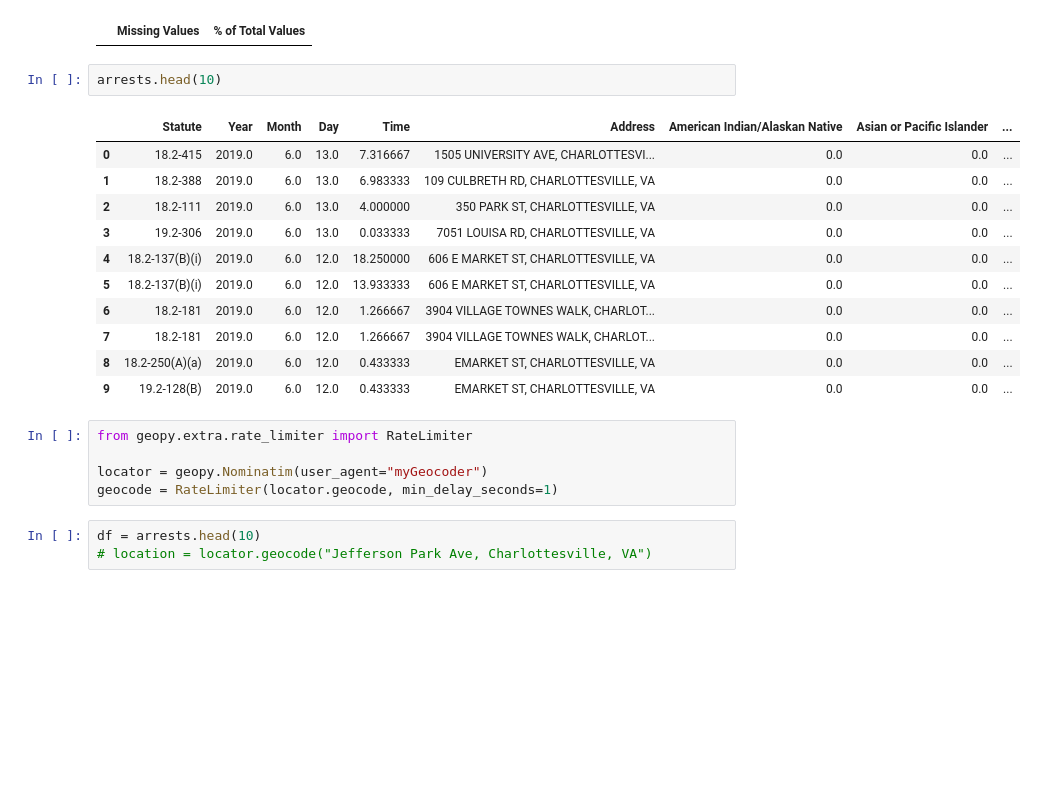
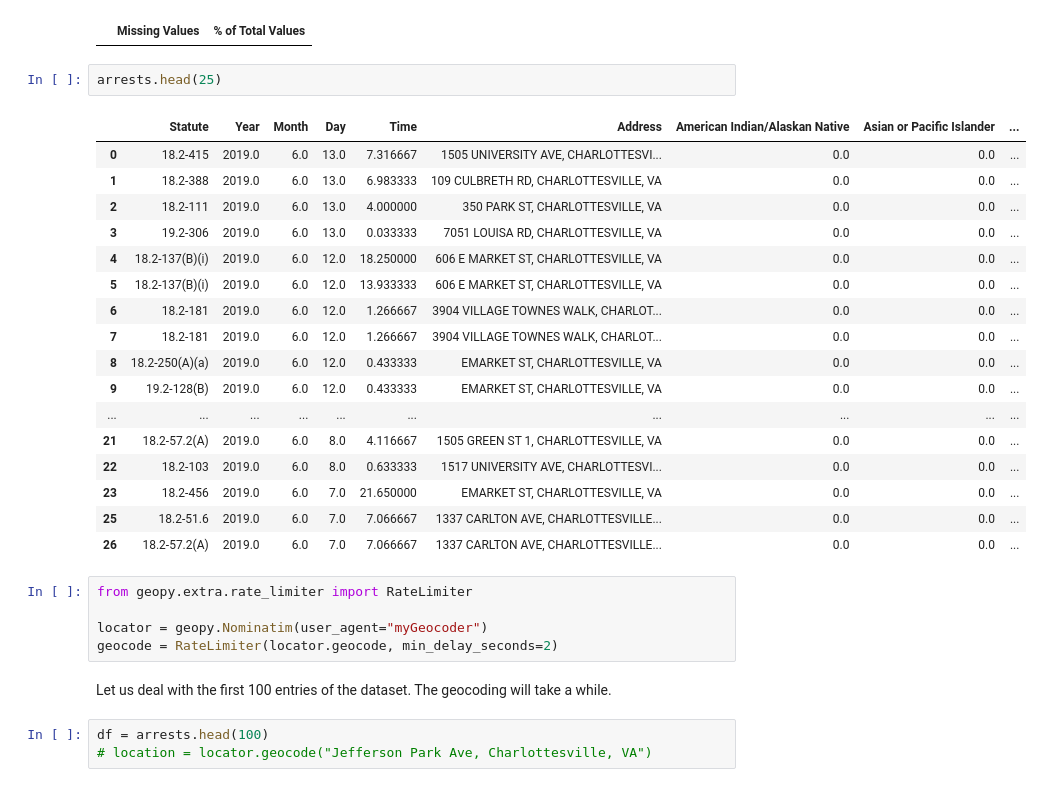
Before and after one commit to auhcheng/cville-crime, a Jupyter notebook: arrests-analysis.ipynb, the cells around one changed output. Drawn from its saved outputs; the diff is of its cells as text; blank space fills up the shorter version.

```diff
--- a/arrests-analysis.ipynb
+++ b/arrests-analysis.ipynb
@@ -201,26 +201,34 @@ There are 14 columns in total.
 There are 0 columns that have missing values.
 |  | Missing Values | % of Total Values |
 # %%
-arrests.head(10)
+arrests.head(25)
 # %% [output]
 |  | Statute | Year | Month | Day | Time | Address | American Indian/Alaskan Native | Asian or Pacific Islander | ... |
 | 0 | 18.2-415 | 2019.0 | 6.0 | 13.0 | 7.316667 | 1505 UNIVERSITY AVE, CHARLOTTESVI... | 0.0 | 0.0 | ... |
 | 1 | 18.2-388 | 2019.0 | 6.0 | 13.0 | 6.983333 | 109 CULBRETH RD, CHARLOTTESVILLE, VA | 0.0 | 0.0 | ... |
 | 2 | 18.2-111 | 2019.0 | 6.0 | 13.0 | 4.000000 | 350 PARK ST, CHARLOTTESVILLE, VA | 0.0 | 0.0 | ... |
 | 3 | 19.2-306 | 2019.0 | 6.0 | 13.0 | 0.033333 | 7051 LOUISA RD, CHARLOTTESVILLE, VA | 0.0 | 0.0 | ... |
 | 4 | 18.2-137(B)(i) | 2019.0 | 6.0 | 12.0 | 18.250000 | 606 E MARKET ST, CHARLOTTESVILLE, VA | 0.0 | 0.0 | ... |
 | 5 | 18.2-137(B)(i) | 2019.0 | 6.0 | 12.0 | 13.933333 | 606 E MARKET ST, CHARLOTTESVILLE, VA | 0.0 | 0.0 | ... |
 | 6 | 18.2-181 | 2019.0 | 6.0 | 12.0 | 1.266667 | 3904 VILLAGE TOWNES WALK, CHARLOT... | 0.0 | 0.0 | ... |
 | 7 | 18.2-181 | 2019.0 | 6.0 | 12.0 | 1.266667 | 3904 VILLAGE TOWNES WALK, CHARLOT... | 0.0 | 0.0 | ... |
 | 8 | 18.2-250(A)(a) | 2019.0 | 6.0 | 12.0 | 0.433333 | EMARKET ST, CHARLOTTESVILLE, VA | 0.0 | 0.0 | ... |
 | 9 | 19.2-128(B) | 2019.0 | 6.0 | 12.0 | 0.433333 | EMARKET ST, CHARLOTTESVILLE, VA | 0.0 | 0.0 | ... |
+| ... | ... | ... | ... | ... | ... | ... | ... | ... | ... |
+| 21 | 18.2-57.2(A) | 2019.0 | 6.0 | 8.0 | 4.116667 | 1505 GREEN ST 1, CHARLOTTESVILLE, VA | 0.0 | 0.0 | ... |
+| 22 | 18.2-103 | 2019.0 | 6.0 | 8.0 | 0.633333 | 1517 UNIVERSITY AVE, CHARLOTTESVI... | 0.0 | 0.0 | ... |
+| 23 | 18.2-456 | 2019.0 | 6.0 | 7.0 | 21.650000 | EMARKET ST, CHARLOTTESVILLE, VA | 0.0 | 0.0 | ... |
+| 25 | 18.2-51.6 | 2019.0 | 6.0 | 7.0 | 7.066667 | 1337 CARLTON AVE, CHARLOTTESVILLE... | 0.0 | 0.0 | ... |
+| 26 | 18.2-57.2(A) | 2019.0 | 6.0 | 7.0 | 7.066667 | 1337 CARLTON AVE, CHARLOTTESVILLE... | 0.0 | 0.0 | ... |
 # %%
 from geopy.extra.rate_limiter import RateLimiter
 
 locator = geopy.Nominatim(user_agent="myGeocoder")
-geocode = RateLimiter(locator.geocode, min_delay_seconds=1)
+geocode = RateLimiter(locator.geocode, min_delay_seconds=2)
+# %% [markdown]
+Let us deal with the first 100 entries of the dataset. The geocoding will take a while.
 # %%
-df = arrests.head(10)
+df = arrests.head(100)
 # location = locator.geocode("Jefferson Park Ave, Charlottesville, VA")
 # %%
 df['Location'] = df['Address'].apply(geocode)
```
Also changed, not shown: parts of 9 cells of this notebook.
